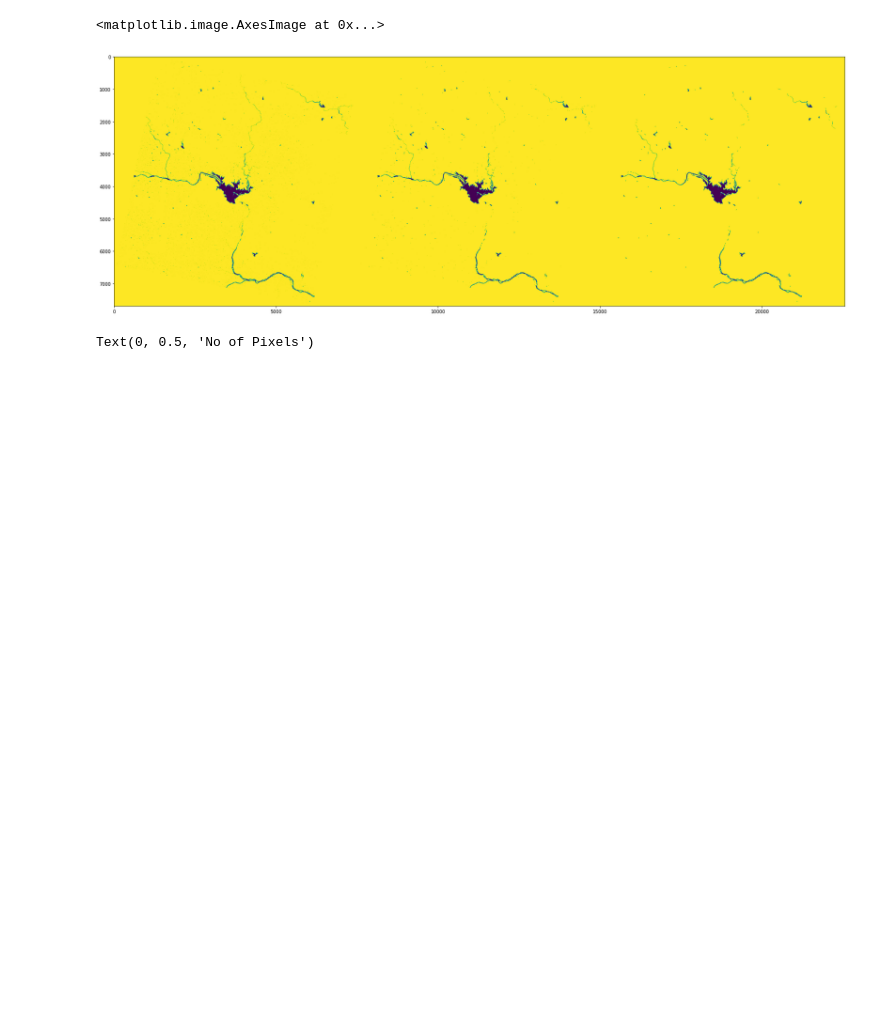
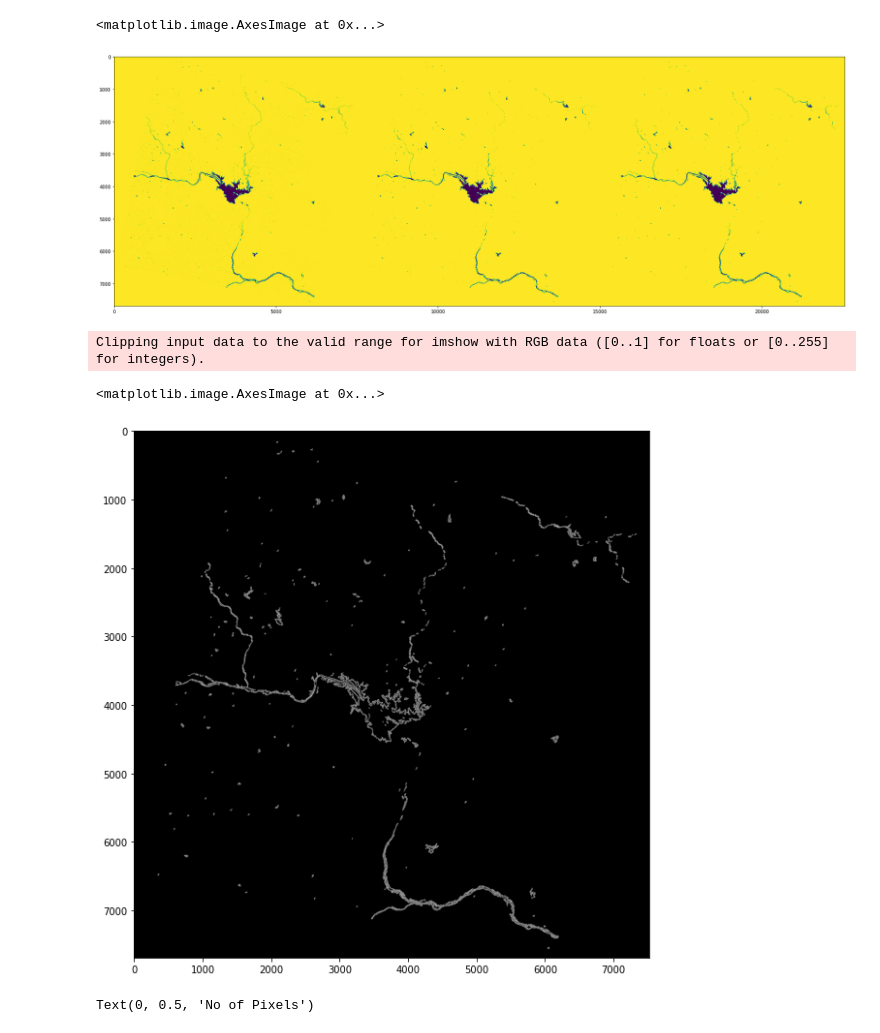
Before and after one commit to vineelsai26/Water-Body-Detection, a Jupyter notebook: NDWI/NDWI.ipynb, the cells around one changed output. Drawn from its saved outputs; the diff is of its cells as text; code cells hidden in the pictures; blank space fills up the shorter version.

```diff
--- a/NDWI/NDWI.ipynb
+++ b/NDWI/NDWI.ipynb
@@ -69,7 +71,7 @@ nb_components, output, stats, centroids = cv2.connectedComponentsWithStats(img)
 sizes = stats[1:, -1]
 nb_components = nb_components - 1
 
-min_size = 100
+min_size = 50
 sizes_map = {}
 
 ndwi_components = np.zeros((output.shape))
@@ -97,6 +99,19 @@ plt.imshow(compare_ndwi_copy)
 # %% [output]
 <matplotlib.image.AxesImage at 0x...>
 [figure]
+# %%
+ndwi_components = img_to_array(ndwi_components)
+save_img('image_save_ndwi_components.jpg', ndwi_components)
+image_ndwi_components = cv2.imread('image_save_ndwi_components.jpg')
+
+img_blur_ndwi_components = cv2.GaussianBlur(image_ndwi_components, (3,3), 0)
+sobel_ndwi_components = cv2.Sobel(src=img_blur_ndwi_components, ddepth=cv2.CV_64F, dx=1, dy=1, ksize=5)
+plt.figure(figsize=(10, 10))
+plt.imshow(sobel_ndwi_components)
+# %% [output]
+Clipping input data to the valid range for imshow with RGB data ([0..1] for floats or [0..255] for integers).
+<matplotlib.image.AxesImage at 0x...>
+[figure, added]
 # %%
 median_ndwisw1_copy = cv2.medianBlur(ndwisw1_copy, 5)
 
```
Also changed, not shown: parts of 7 cells of this notebook.
